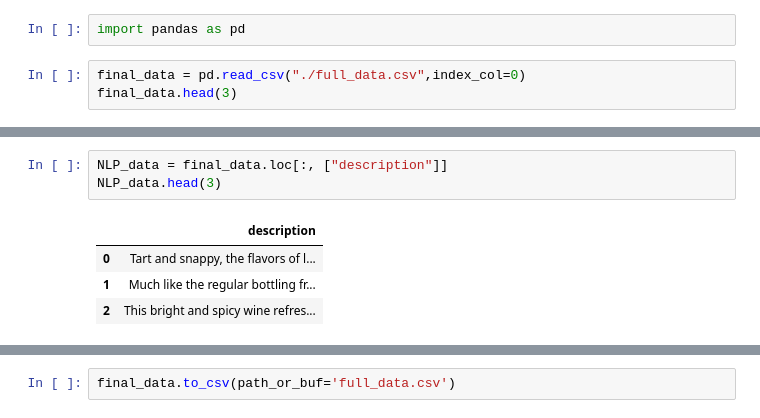
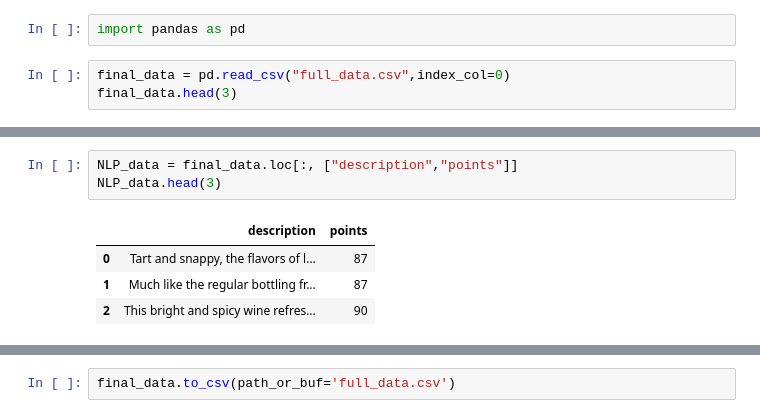
Before and after one commit to miatsivitse/Project-4, a Jupyter notebook: NLP.ipynb, the cells around one changed output, grey strips where cells are left out. Drawn from its saved outputs; the diff is of its cells as text.

```diff
--- a/NLP.ipynb
+++ b/NLP.ipynb
@@ -1,7 +1,7 @@
 # %%
 import pandas as pd
 # %%
-final_data = pd.read_csv("./full_data.csv",index_col=0)
+final_data = pd.read_csv("full_data.csv",index_col=0)
 final_data.head(3)
 # %% [output]
 |  | country | description | designation | points | price | province | region_1 | region_2 | taster_name | ... |
@@ -11,11 +12,11 @@ final_data.head(3)
 # %%
-NLP_data = final_data.loc[:, ["description"]]
+NLP_data = final_data.loc[:, ["description","points"]]
 NLP_data.head(3)
 # %% [output]
-|  | description |
-| 0 | Tart and snappy, the flavors of l... |
-| 1 | Much like the regular bottling fr... |
-| 2 | This bright and spicy wine refres... |
+|  | description | points |
+| 0 | Tart and snappy, the flavors of l... | 87 |
+| 1 | Much like the regular bottling fr... | 87 |
+| 2 | This bright and spicy wine refres... | 90 |
 # %%
 # Sentiment Analysis
 import nltk
```
Also changed, not shown: parts of 9 cells of this notebook.
